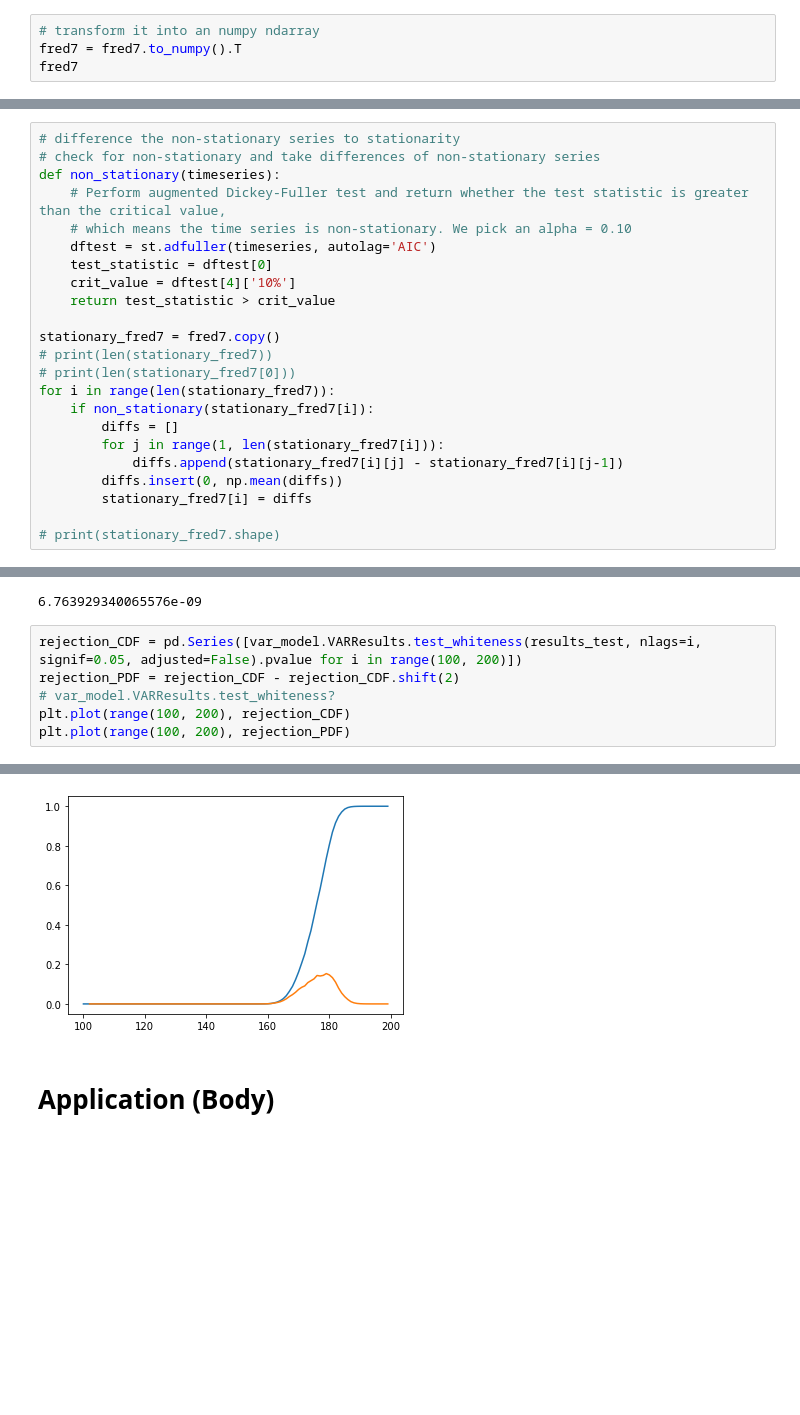
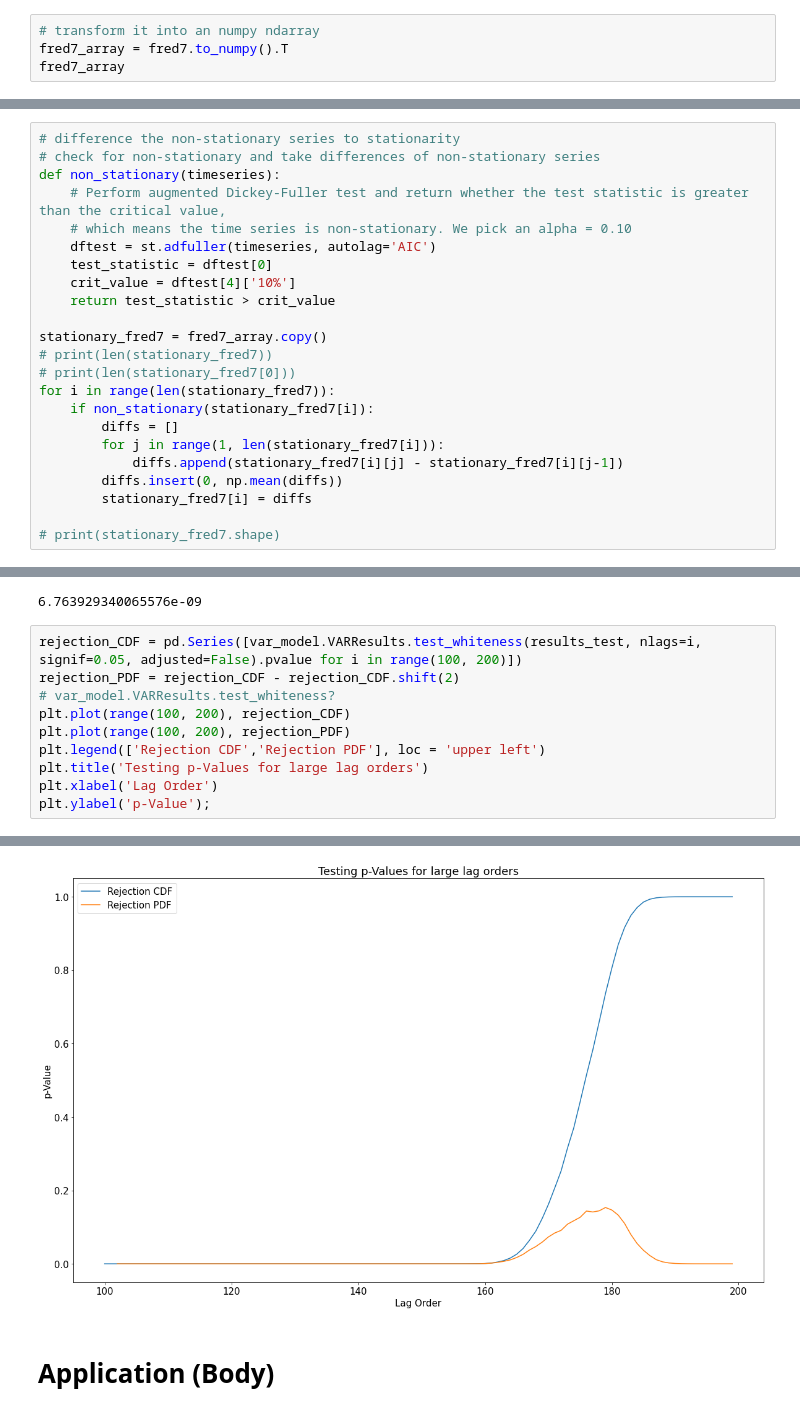
Before and after one commit to gituxedo/stat198finalproject, a Jupyter notebook: Final-Project.ipynb, the cells around one changed output, grey strips where cells are left out. Cells and saved outputs as stored; diff of their text form; blank space fills up the shorter version.

```diff
--- a/Final-Project.ipynb
+++ b/Final-Project.ipynb
@@ -87,8 +97,8 @@ fred7 = fred7[:-8]
 dates = df['sasdate'][1:-9]
 # %%
 # transform it into an numpy ndarray
-fred7 = fred7.to_numpy().T
-fred7
+fred7_array = fred7.to_numpy().T
+fred7_array
 # %% [output]
 array([[2.460900e+04, 2.470500e+04, 2.468800e+04, ..., 2.113100e+04,
         2.113600e+04, 2.114900e+04],
@@ -116,7 +126,7 @@ def non_stationary(timeseries):
     crit_value = dftest[4]['10%']
     return test_statistic > crit_value
 
-stationary_fred7 = fred7.copy()
+stationary_fred7 = fred7_array.copy()
 # print(len(stationary_fred7))
 # print(len(stationary_fred7[0]))
 for i in range(len(stationary_fred7)):
@@ -253,4 +288,8 @@ rejection_PDF = rejection_CDF - rejection_CDF.shift(2)
 # var_model.VARResults.test_whiteness?
 plt.plot(range(100, 200), rejection_CDF)
 plt.plot(range(100, 200), rejection_PDF)
+plt.legend(['Rejection CDF','Rejection PDF'], loc = 'upper left')
+plt.title('Testing p-Values for large lag orders')
+plt.xlabel('Lag Order')
+plt.ylabel('p-Value');
 # %% [output]
@@ -258,4 +296,4 @@ plt.plot(range(100, 200), rejection_PDF)
-[figure, old version]
+[figure, new version]
 # %% [markdown]
 # Application (Body)
 # %% [markdown]
```
Also changed, not shown: parts of 45 cells of this notebook.
